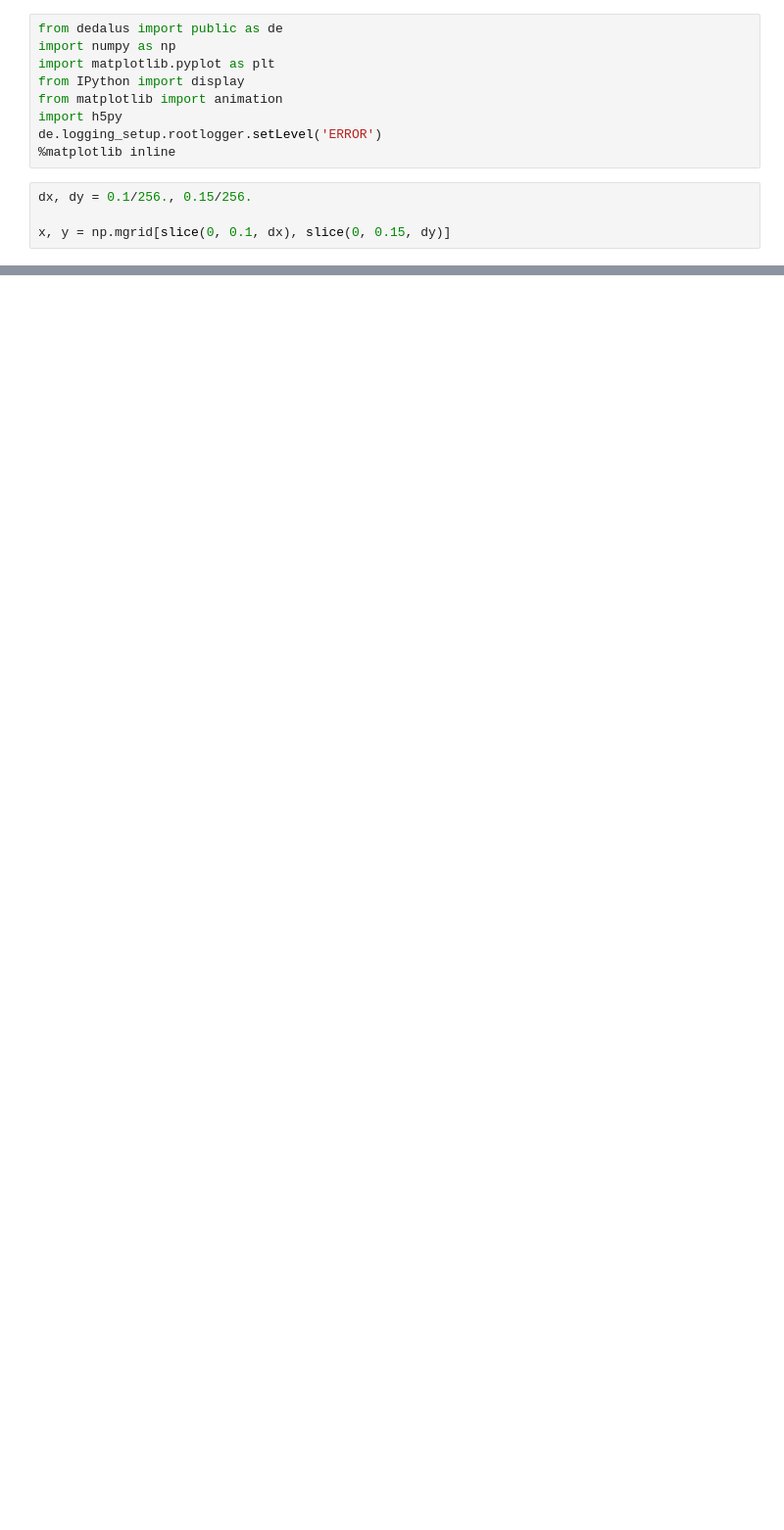
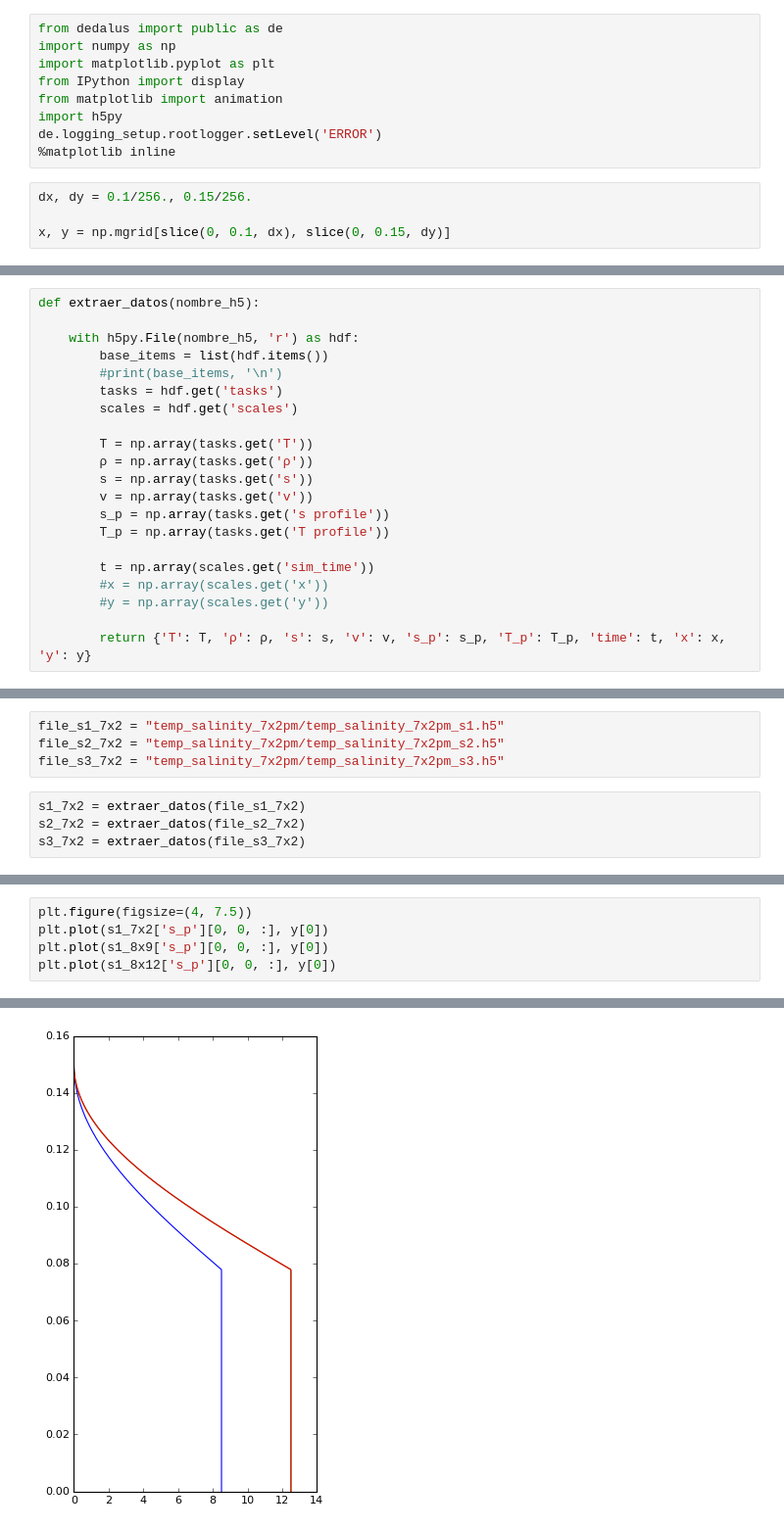
Before and after one commit to cpierard/Servicio_social, a Jupyter notebook: Strat_conv/multifigplot.ipynb, the cells around one changed output, grey strips where cells are left out. Shown at 98% size. Cells and saved outputs as stored; diff of their text form; blank space fills up the shorter version.

Commit message:
Algunos cambios en el análisis de datos

```diff
--- a/Strat_conv/multifigplot.ipynb
+++ b/Strat_conv/multifigplot.ipynb
@@ -60,0 +54,21 @@ with h5py.File("temp_salinity_7x2pm/temp_salinity_7x2pm_s1.h5", mode='r') as fil
+# %%
+def extraer_datos(nombre_h5):
+
+    with h5py.File(nombre_h5, 'r') as hdf:
+        base_items = list(hdf.items())
+        #print(base_items, '\n')
+        tasks = hdf.get('tasks')
+        scales = hdf.get('scales')
+
+        T = np.array(tasks.get('T'))
+        ρ = np.array(tasks.get('ρ'))
+        s = np.array(tasks.get('s'))
+        v = np.array(tasks.get('v'))
+        s_p = np.array(tasks.get('s profile'))
+        T_p = np.array(tasks.get('T profile'))
+
+        t = np.array(scales.get('sim_time'))
+        #x = np.array(scales.get('x'))
+        #y = np.array(scales.get('y'))
+
+        return {'T': T, 'ρ': ρ, 's': s, 'v': v, 's_p': s_p, 'T_p': T_p, 'time': t, 'x': x, 'y': y}
@@ -60,0 +86,8 @@ with h5py.File("temp_salinity_7x2pm/temp_salinity_7x2pm_s1.h5", mode='r') as fil
+# %%
+file_s1_7x2 = "temp_salinity_7x2pm/temp_salinity_7x2pm_s1.h5"
+file_s2_7x2 = "temp_salinity_7x2pm/temp_salinity_7x2pm_s2.h5"
+file_s3_7x2 = "temp_salinity_7x2pm/temp_salinity_7x2pm_s3.h5"
+# %%
+s1_7x2 = extraer_datos(file_s1_7x2)
+s2_7x2 = extraer_datos(file_s2_7x2)
+s3_7x2 = extraer_datos(file_s3_7x2)
@@ -60,0 +106,6 @@ with h5py.File("temp_salinity_7x2pm/temp_salinity_7x2pm_s1.h5", mode='r') as fil
+# %%
+plt.figure(figsize=(4, 7.5))
+plt.plot(s1_7x2['s_p'][0, 0, :], y[0])
+plt.plot(s1_8x9['s_p'][0, 0, :], y[0])
+plt.plot(s1_8x12['s_p'][0, 0, :], y[0])
+# %% [output]
@@ -60,0 +113 @@ with h5py.File("temp_salinity_7x2pm/temp_salinity_7x2pm_s1.h5", mode='r') as fil
+[figure, added]
```
Also changed, not shown: parts of 17 cells of this notebook, 2 other files.
